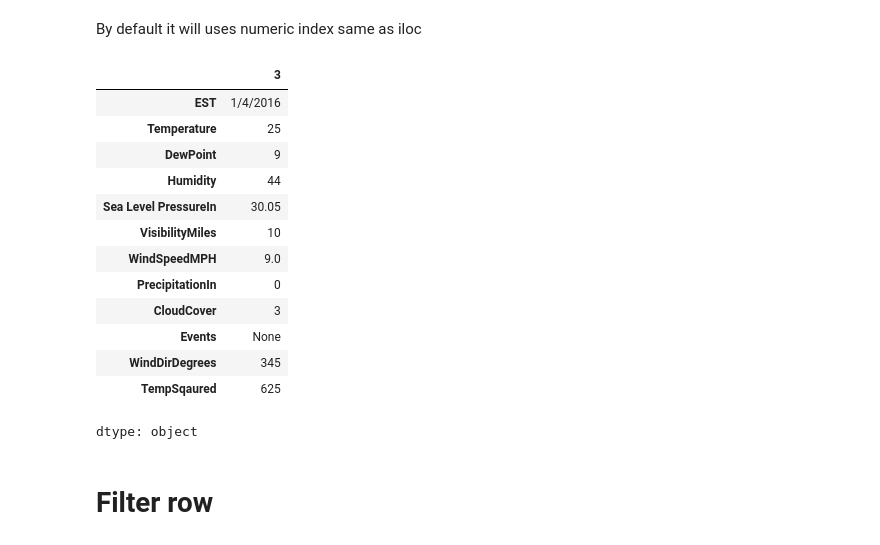
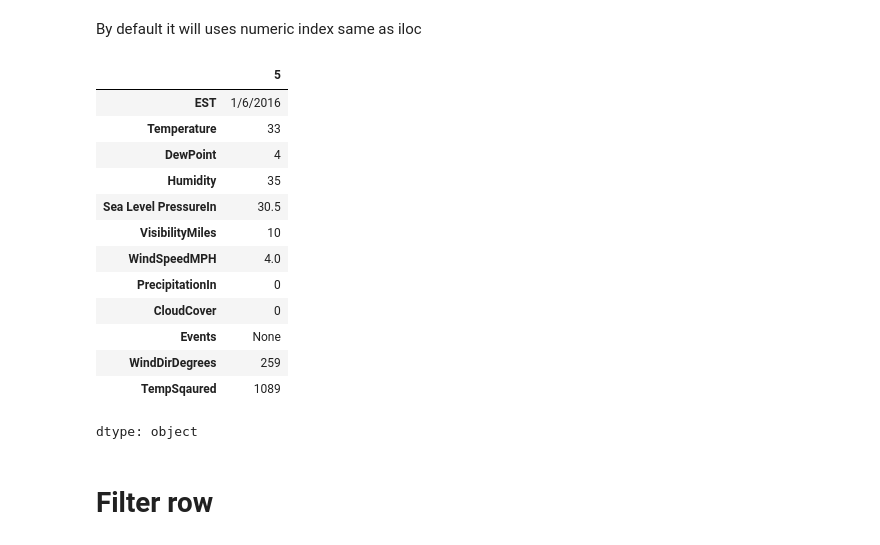
Before and after one commit to ngzhiwei517/Machine_Learning_Self-Learn, a Jupyter notebook: Pandas.ipynb, the cells around one changed output. Cells and saved outputs as stored; diff of their text form; code cells hidden in the pictures.

```diff
--- a/Pandas.ipynb
+++ b/Pandas.ipynb
@@ -97,0 +281,5 @@ RangeIndex(start=0, stop=31, step=1)
+# %%
+data = [{'Geeks': 'dataframe', 'For': 'using', 'geeks': 'list'},
+        {'Geeks':10, 'For': 20, 'geeks': 30}]
+df=pd.DataFrame(data,index=['0','1'])
+df
@@ -165,21 +441,21 @@ Select row by label
 # %% [markdown]
 By default it will uses numeric index same as iloc
 # %%
-df.loc[3]
+df.loc[5]
 # %% [output]
-|  | 3 |
-| EST | 1/4/2016 |
-| Temperature | 25 |
-| DewPoint | 9 |
-| Humidity | 44 |
-| Sea Level PressureIn | 30.05 |
+|  | 5 |
+| EST | 1/6/2016 |
+| Temperature | 33 |
+| DewPoint | 4 |
+| Humidity | 35 |
+| Sea Level PressureIn | 30.5 |
 | VisibilityMiles | 10 |
-| WindSpeedMPH | 9.0 |
+| WindSpeedMPH | 4.0 |
 | PrecipitationIn | 0 |
-| CloudCover | 3 |
+| CloudCover | 0 |
 | Events | None |
-| WindDirDegrees | 345 |
-| TempSqaured | 625 |
+| WindDirDegrees | 259 |
+| TempSqaured | 1089 |
 dtype: object
 # %% [markdown]
 # Filter row
```
Also changed, not shown: parts of 46 cells of this notebook.
